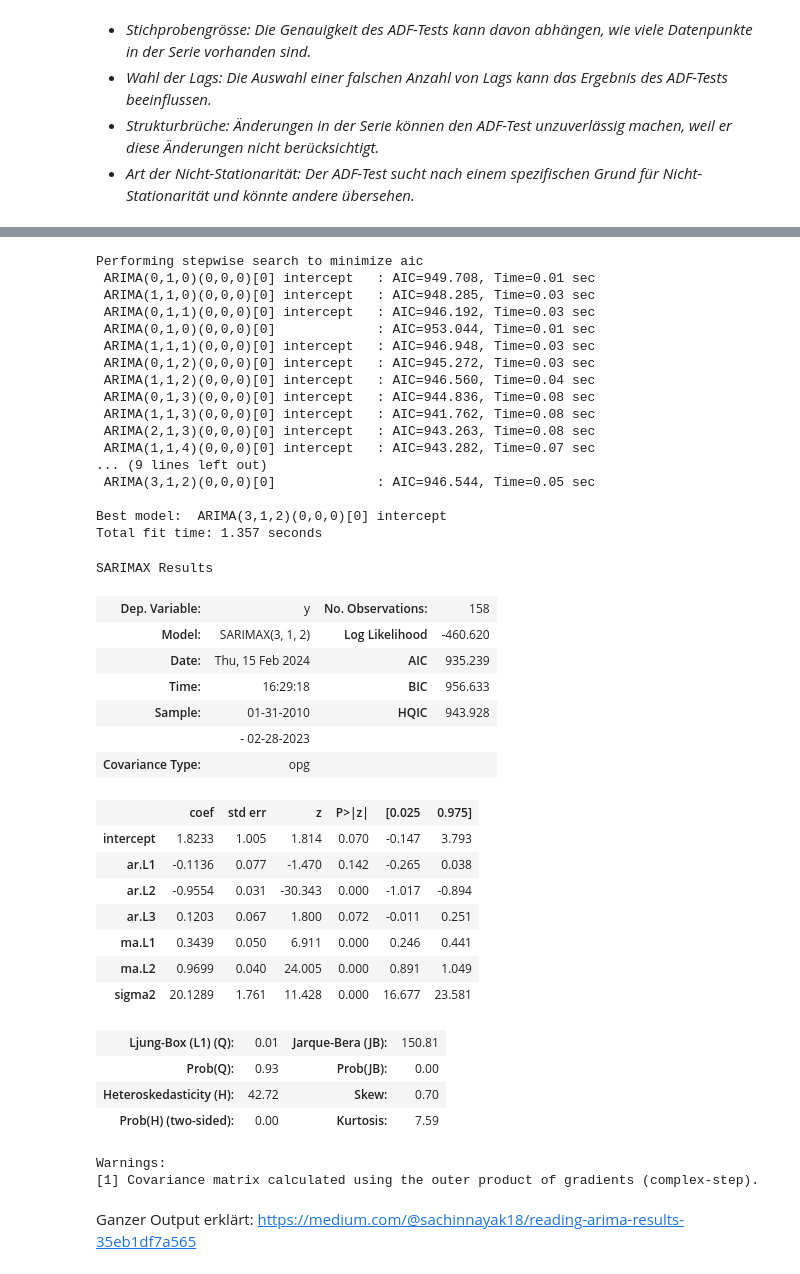
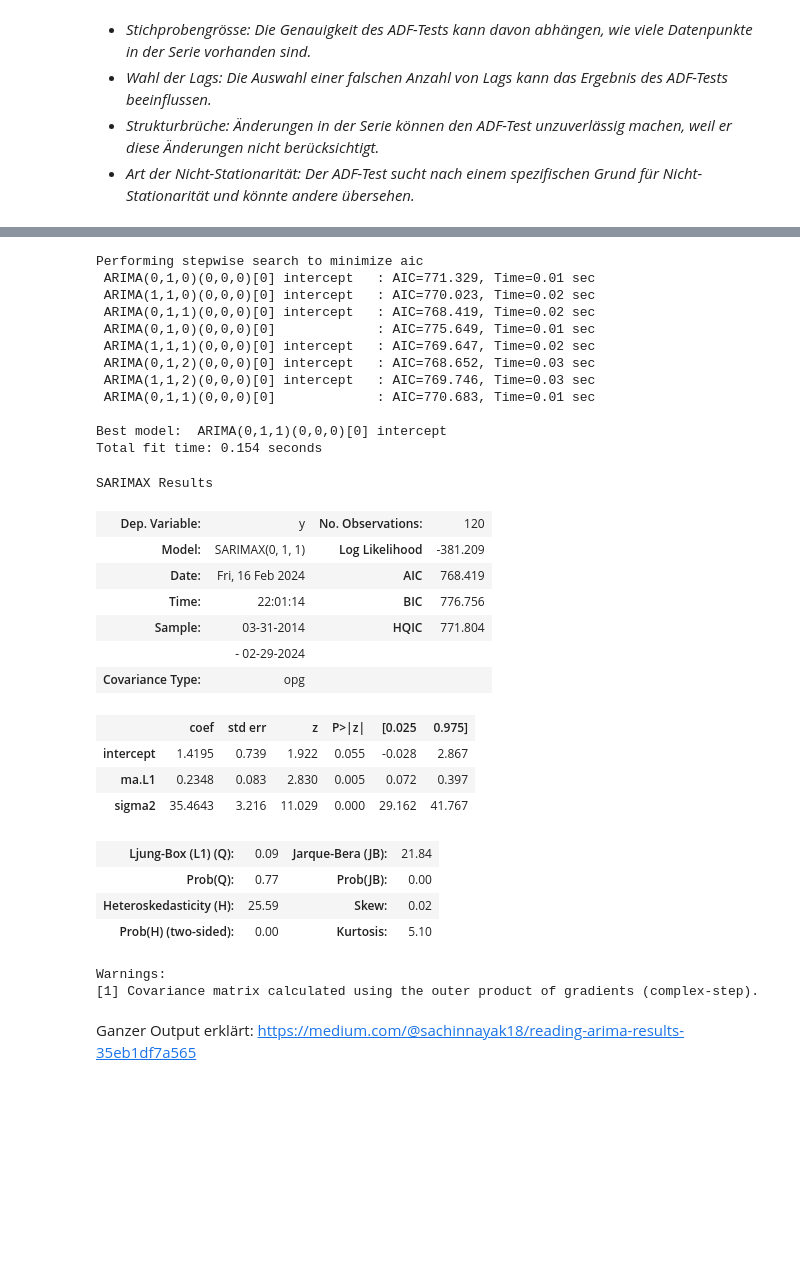
Before and after one commit to syX113/HWZ-CAS-ML-Finance, a Jupyter notebook: Block4/Exercises/Exercise1.ipynb, the cells around one changed output, grey strips where cells are left out. Saved outputs shown, nothing was run; the diff lists cells and outputs as text; code cells hidden in the pictures; blank space fills up the shorter version.

```diff
--- a/Block4/Exercises/Exercise1.ipynb
+++ b/Block4/Exercises/Exercise1.ipynb
@@ -141,9 +137,9 @@ aapl_close = sp500_stocks[sp500_stocks['Symbol'] == 'AAPL']['Close']
 # Resample to get monthly averages for 'AAPL' and calculate the mean of 'Close' prices
 aapl_monthly_averages = aapl_close.resample('M').mean()
 
-# Cut the series, becomes more handy. In reality this is quite a "hard" discussion
+# Cut the series, it becomes more handy. In reality this is quite a "hard" discussion
 # Take last 10 years
-#aapl_monthly_averages = aapl_monthly_averages[-120:]
+aapl_monthly_averages = aapl_monthly_averages[-120:]
 
 print(aapl_monthly_averages)
 
@@ -324,64 +429,52 @@ Aufteilung der Time Series in Training und Test Dataset:
 # %%
 # Let's test it with Auto ARIMA
 from pmdarima import auto_arima
 import warnings
 warnings.filterwarnings("ignore")
 
 # Use pmdarima to automatically select best ARIMA model
-auto_arima_model = auto_arima(y=aapl_monthly_averages_train,
-                    m = 1,                # Season frequency, i.e. m is 4 for quarterly data, 12 for monthly data, or 1 for annual (non-seasonal) data
+auto_arima_model = auto_arima(y=aapl_monthly_averages,
+                    m = 12,                # Season frequency, i.e. m is 4 for quarterly data, 12 for monthly data, or 1 for annual (non-seasonal) data
                     seasonal = False,     # TRUE if seasonal series
-                    d = None,             # Let the model determine 'd'
                     test = 'adf',         # Use adftest to find optimal 'd'
                     start_p = 0, start_q = 0, # Minimum p and q
                     max_p = 12, max_q = 12, # Maximum p and q
-                    D = None,             # Let model determine 'D'
                     trace = True,
                     information_criterion = 'aic',
                     error_action = 'ignore',
                     suppress_warnings = True,
                     stepwise = True)
-
 # Print model summary
 auto_arima_model.summary()
 # %% [output]
 Performing stepwise search to minimize aic
- ARIMA(0,1,0)(0,0,0)[0] intercept   : AIC=949.708, Time=0.01 sec
- ARIMA(1,1,0)(0,0,0)[0] intercept   : AIC=948.285, Time=0.03 sec
- ARIMA(0,1,1)(0,0,0)[0] intercept   : AIC=946.192, Time=0.03 sec
- ARIMA(0,1,0)(0,0,0)[0]             : AIC=953.044, Time=0.01 sec
- ARIMA(1,1,1)(0,0,0)[0] intercept   : AIC=946.948, Time=0.03 sec
- ARIMA(0,1,2)(0,0,0)[0] intercept   : AIC=945.272, Time=0.03 sec
- ARIMA(1,1,2)(0,0,0)[0] intercept   : AIC=946.560, Time=0.04 sec
- ARIMA(0,1,3)(0,0,0)[0] intercept   : AIC=944.836, Time=0.08 sec
- ARIMA(1,1,3)(0,0,0)[0] intercept   : AIC=941.762, Time=0.08 sec
- ARIMA(2,1,3)(0,0,0)[0] intercept   : AIC=943.263, Time=0.08 sec
- ARIMA(1,1,4)(0,0,0)[0] intercept   : AIC=943.282, Time=0.07 sec
-... (9 lines left out)
- ARIMA(3,1,2)(0,0,0)[0]             : AIC=946.544, Time=0.05 sec
+ ARIMA(0,1,0)(0,0,0)[0] intercept   : AIC=771.329, Time=0.01 sec
+ ARIMA(1,1,0)(0,0,0)[0] intercept   : AIC=770.023, Time=0.02 sec
+ ARIMA(0,1,1)(0,0,0)[0] intercept   : AIC=768.419, Time=0.02 sec
+ ARIMA(0,1,0)(0,0,0)[0]             : AIC=775.649, Time=0.01 sec
+ ARIMA(1,1,1)(0,0,0)[0] intercept   : AIC=769.647, Time=0.02 sec
+ ARIMA(0,1,2)(0,0,0)[0] intercept   : AIC=768.652, Time=0.03 sec
+ ARIMA(1,1,2)(0,0,0)[0] intercept   : AIC=769.746, Time=0.03 sec
+ ARIMA(0,1,1)(0,0,0)[0]             : AIC=770.683, Time=0.01 sec
 
-Best model:  ARIMA(3,1,2)(0,0,0)[0] intercept
-Total fit time: 1.357 seconds
+Best model:  ARIMA(0,1,1)(0,0,0)[0] intercept
+Total fit time: 0.154 seconds
 SARIMAX Results
-| Dep. Variable: | y | No. Observations: | 158 |
-| Model: | SARIMAX(3, 1, 2) | Log Likelihood | -460.620 |
-| Date: | Thu, 15 Feb 2024 | AIC | 935.239 |
-| Time: | 16:29:18 | BIC | 956.633 |
-| Sample: | 01-31-2010 | HQIC | 943.928 |
-|  | - 02-28-2023 |  |  |
+| Dep. Variable: | y | No. Observations: | 120 |
+| Model: | SARIMAX(0, 1, 1) | Log Likelihood | -381.209 |
+| Date: | Fri, 16 Feb 2024 | AIC | 768.419 |
+| Time: | 22:01:14 | BIC | 776.756 |
+| Sample: | 03-31-2014 | HQIC | 771.804 |
+|  | - 02-29-2024 |  |  |
 | Covariance Type: | opg |  |  |
 |  | coef | std err | z | P>|z| | [0.025 | 0.975] |
-| intercept | 1.8233 | 1.005 | 1.814 | 0.070 | -0.147 | 3.793 |
-| ar.L1 | -0.1136 | 0.077 | -1.470 | 0.142 | -0.265 | 0.038 |
-| ar.L2 | -0.9554 | 0.031 | -30.343 | 0.000 | -1.017 | -0.894 |
-| ar.L3 | 0.1203 | 0.067 | 1.800 | 0.072 | -0.011 | 0.251 |
-| ma.L1 | 0.3439 | 0.050 | 6.911 | 0.000 | 0.246 | 0.441 |
-| ma.L2 | 0.9699 | 0.040 | 24.005 | 0.000 | 0.891 | 1.049 |
-| sigma2 | 20.1289 | 1.761 | 11.428 | 0.000 | 16.677 | 23.581 |
+| intercept | 1.4195 | 0.739 | 1.922 | 0.055 | -0.028 | 2.867 |
+| ma.L1 | 0.2348 | 0.083 | 2.830 | 0.005 | 0.072 | 0.397 |
+| sigma2 | 35.4643 | 3.216 | 11.029 | 0.000 | 29.162 | 41.767 |
-| Ljung-Box (L1) (Q): | 0.01 | Jarque-Bera (JB): | 150.81 |
-| Prob(Q): | 0.93 | Prob(JB): | 0.00 |
-| Heteroskedasticity (H): | 42.72 | Skew: | 0.70 |
-| Prob(H) (two-sided): | 0.00 | Kurtosis: | 7.59 |
+| Ljung-Box (L1) (Q): | 0.09 | Jarque-Bera (JB): | 21.84 |
+| Prob(Q): | 0.77 | Prob(JB): | 0.00 |
+| Heteroskedasticity (H): | 25.59 | Skew: | 0.02 |
+| Prob(H) (two-sided): | 0.00 | Kurtosis: | 5.10 |
 Warnings:
 [1] Covariance matrix calculated using the outer product of gradients (complex-step).
 # %% [markdown]
```
Also changed, not shown: parts of 32 cells of this notebook, 6 other files.
